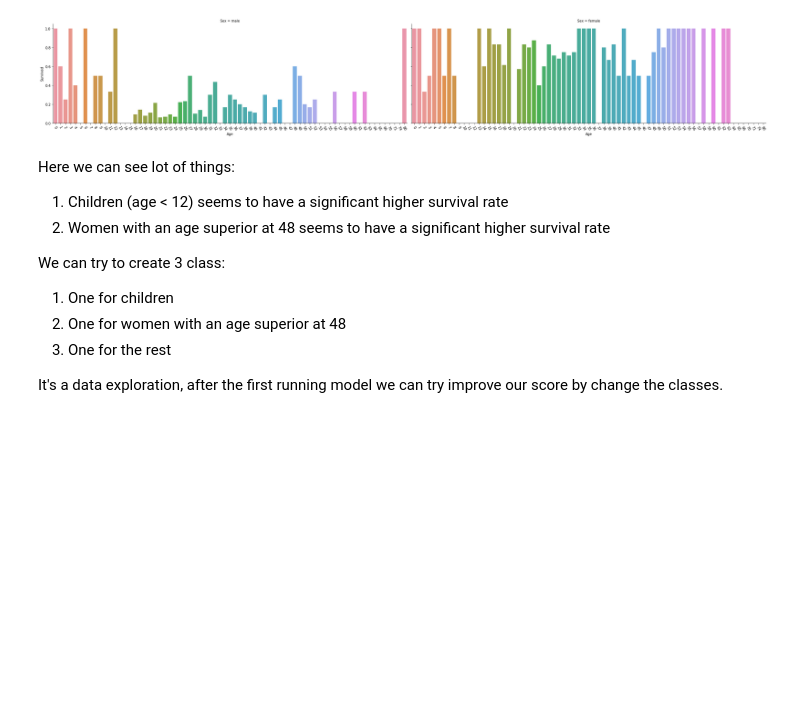
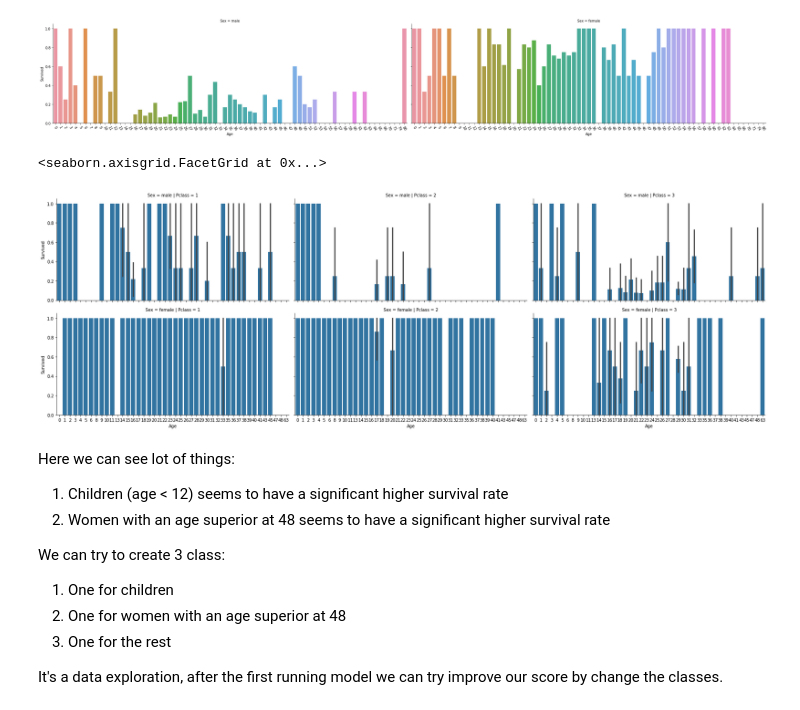
Before and after one commit to chris97425/titanic_kaggle_training, a Jupyter notebook: Notebook/data_analysis.ipynb, the cells around one changed output. Cells and saved outputs as stored; diff of their text form; code cells hidden in the pictures; blank space fills up the shorter version.

```diff
--- a/Notebook/data_analysis.ipynb
+++ b/Notebook/data_analysis.ipynb
@@ -140,6 +171,14 @@ for axes in ax.axes.flat:
     _ = axes.set_xticklabels(axes.get_xticklabels(), rotation=-60)
 # %% [output]
 [figure]
+# %%
+
+g = sns.FacetGrid(titanic_df, col="Pclass", row="Sex",
+                  palette="Set3", size=4, aspect=2)
+g.map(sns.barplot, 'Age','Survived')
+# %% [output]
+<seaborn.axisgrid.FacetGrid at 0x...>
+[figure, added]
 # %% [markdown]
 Here we can see lot of things:
 1. Children (age < 12) seems to have a significant higher survival rate
```
Also changed, not shown: parts of 16 cells of this notebook.
